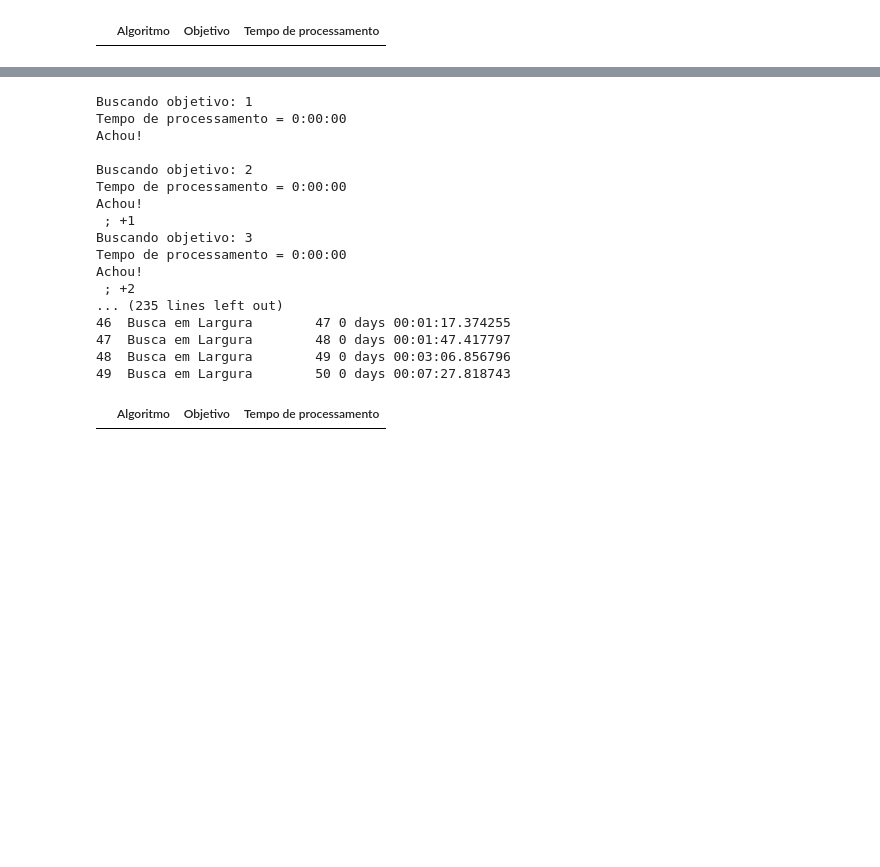
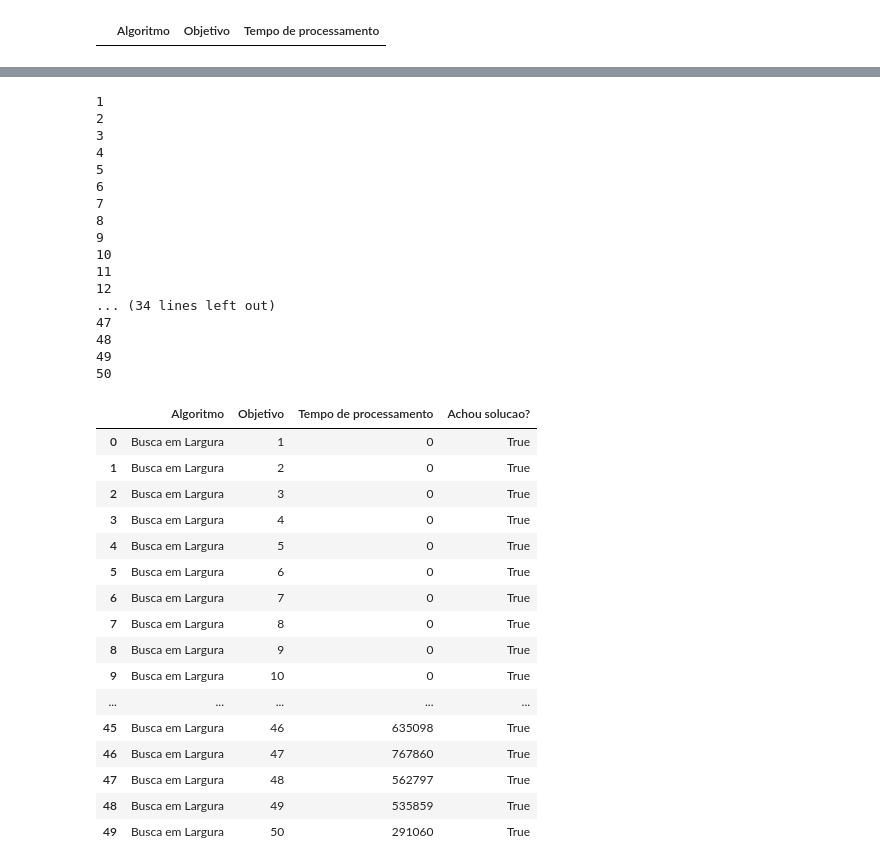
Before and after one commit to Insper/ai_gym, a Jupyter notebook: final.ipynb, the cells around one changed output, grey strips where cells are left out. Drawn from its saved outputs; the diff is of its cells as text; code cells hidden in the pictures; blank space fills up the shorter version.

```diff
--- a/final.ipynb
+++ b/final.ipynb
@@ -49,52 +207,67 @@ class SumOne(State):
 
 def main():
     # criar um DataFrame para armazenar os resultados
-    df = pd.DataFrame(columns=['Algoritmo', 'Objetivo', 'Tempo de processamento'])
+    df = pd.DataFrame(columns=['Algoritmo', 'Objetivo', 'Tempo de processamento', 'Achou solucao?'])
 
     # definir os valores iniciais
     start = 1
     end = 50
 
     for objetivo in range(start, end+1):
-        print(f'Buscando objetivo: {objetivo}')
         state = SumOne(1, '', objetivo)
         algorithm = BuscaLargura()
         start_time = datetime.now()
         result = algorithm.search(state)
         end_time = datetime.now()
-        print(f'Tempo de processamento = {end_time - start_time}')
+        tempo = (end_time - start_time).microseconds
         if result != None:
-            print('Achou!')
-            print(result.show_path())
+            print(objetivo)
         else:
-            print('Nao achou solucao')
+            print(objetivo)
+        # colocar os resultados no df
+        df.loc[len(df)] = ['Busca em Largura', objetivo, tempo, result != None]
 
-        # colocar os resultados no df
-        df.loc[len(df)] = ['Busca em Largura', objetivo, end_time - start_time]
-
-    print(df)
+    # salvar o df em um arquivo csv
+    df.to_csv('dados_largura.csv', index=False)
 
 if __name__ == '__main__':
     main()
 # %% [output]
-Buscando objetivo: 1
-Tempo de processamento = 0:00:00
-Achou!
-
-Buscando objetivo: 2
-Tempo de processamento = 0:00:00
-Achou!
- ; +1
-Buscando objetivo: 3
-Tempo de processamento = 0:00:00
-Achou!
- ; +2
-... (235 lines left out)
-46  Busca em Largura        47 0 days 00:01:17.374255
-47  Busca em Largura        48 0 days 00:01:47.417797
-48  Busca em Largura        49 0 days 00:03:06.856796
-49  Busca em Largura        50 0 days 00:07:27.818743
+1
+2
+3
+4
+5
+6
+7
+8
+9
+10
+11
+12
+... (34 lines left out)
+47
+48
+49
+50
-# %%
-df
-# %% [output]
-|  | Algoritmo | Objetivo | Tempo de processamento |
+# %%
+df_largura = pd.read_csv('dados_largura.csv')
+df_largura
+# %% [output]
+|  | Algoritmo | Objetivo | Tempo de processamento | Achou solucao? |
+| 0 | Busca em Largura | 1 | 0 | True |
+| 1 | Busca em Largura | 2 | 0 | True |
+| 2 | Busca em Largura | 3 | 0 | True |
+| 3 | Busca em Largura | 4 | 0 | True |
+| 4 | Busca em Largura | 5 | 0 | True |
+| 5 | Busca em Largura | 6 | 0 | True |
+| 6 | Busca em Largura | 7 | 0 | True |
+| 7 | Busca em Largura | 8 | 0 | True |
+| 8 | Busca em Largura | 9 | 0 | True |
+| 9 | Busca em Largura | 10 | 0 | True |
+| ... | ... | ... | ... | ... |
+| 45 | Busca em Largura | 46 | 635098 | True |
+| 46 | Busca em Largura | 47 | 767860 | True |
+| 47 | Busca em Largura | 48 | 562797 | True |
+| 48 | Busca em Largura | 49 | 535859 | True |
+| 49 | Busca em Largura | 50 | 291060 | True |
```
Also changed, not shown: parts of 4 cells of this notebook, 3 other files.
